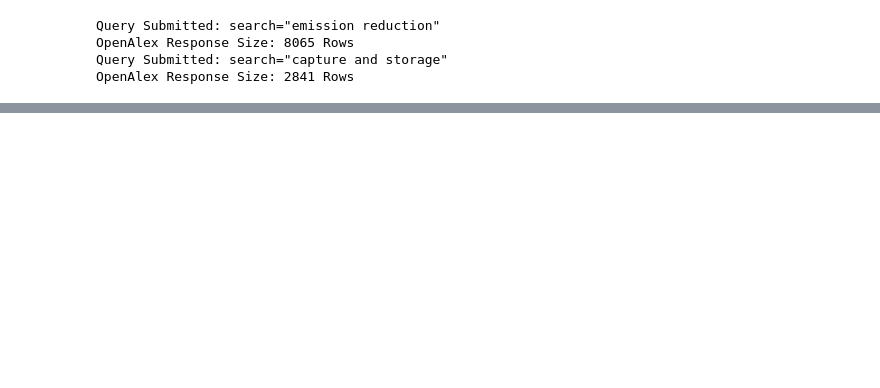
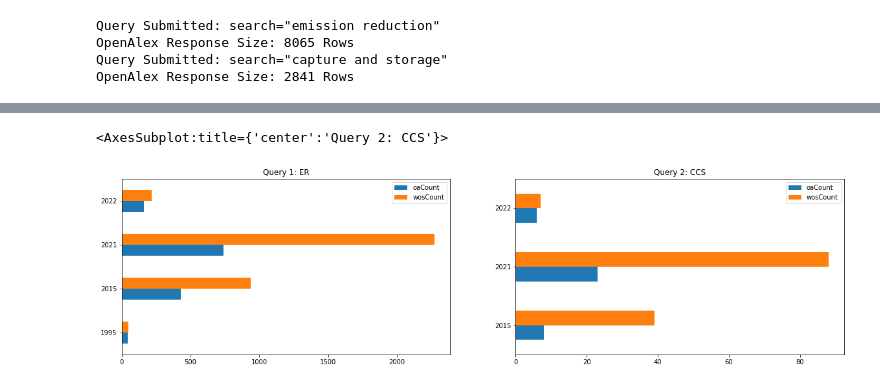
Before and after one commit to jerlanger/mcc, a Jupyter notebook: notebooks/openAlexEval.ipynb, the cells around one changed output, grey strips where cells are left out. Drawn from its saved outputs; the diff is of its cells as text; code cells hidden in the pictures; blank space fills up the shorter version.

```diff
--- a/notebooks/openAlexEval.ipynb
+++ b/notebooks/openAlexEval.ipynb
@@ -76,12 +67,13 @@ OpenAlex Response Size: 8065 Rows
 Query Submitted: search="capture and storage"
 OpenAlex Response Size: 2841 Rows
 # %%
-# Regex Filtering for Complex Query #
+# Regex Filtering for Complex Query 2 #
 
-# Todo: return to later and fix it so it evaluates all possible columns
-# mask = df_q2[["lcase_ttl","display_name"]].apply(lambda x: x.str.match(r"[cC](02|arbon)") & x.str.match(r"[uU](tili.ation|sage)"))
+df_q2 = df_q2.loc[(df_q2["compressed_index"].str.join(' ').str.match(r"^(?=.*[cC](02|arbon))(?=.*[uU](tili.ation|sage)).*$")) |
+                  (df_q2["lcase_ttl"].str.match(r"^(?=.*[cC](02|arbon))(?=.*[uU](tili.ation|sage)).*$")) |
+                  (df_q2["display_name"].str.match(r"^(?=.*[cC](02|arbon))(?=.*[uU](tili.ation|sage)).*$"))]
 
-df_q2_fltr = df_q2[df_q2["lcase_ttl"].str.match(r"^(?=.*[cC](02|arbon))(?=.*[uU](tili.ation|sage)).*$")]
+df_q2_ttl = df_q2.loc[df_q2["lcase_ttl"].str.match(r"^(?=.*[cC](02|arbon))(?=.*[uU](tili.ation|sage)).*$")]
 # %%
 # Import Control Groups #
 
@@ -90,11 +82,13 @@ def fix_controls(df):
     df["pubyear"] = df["pubyear"].fillna(0).astype(int)
     df["doi"] = df["doi"].astype(str)
 
+    df = df.drop_duplicates().reset_index(drop=True)
+
     return df, df[df["query_appears_in_title"]]
 
 df_ctrl1 = pd.read_csv("../engineEval/wos_dataset/wos_emission_query.csv")
 df_ctrl2 = pd.read_csv("../engineEval/wos_dataset/wos_ccs_query.csv")
 
-df_ctrl1, df_ctrl1_fltr = fix_controls(df_ctrl1)
-df_ctrl2, df_ctrl2_fltr = fix_controls(df_ctrl2)
+df_ctrl1, df_ctrl1_ttl = fix_controls(df_ctrl1)
+df_ctrl2, df_ctrl2_ttl = fix_controls(df_ctrl2)
 # %%
@@ -127,0 +130,15 @@ Simple doi match: 3 matches (75% coverage)
+# %%
+### Comparisons ###
+
+# Year #
+
+fig, axes = plt.subplots(nrows=1, ncols=2, figsize=(20,5))
+
+pd.concat([df_q1.loc[df_q1["publication_year"].isin([1995,2015,2021,2022])].groupby("publication_year").size(),
+           df_ctrl1.loc[df_ctrl1["pubyear"].isin([1995,2015,2021,2022])].groupby("pubyear").size()], keys=["oaCount","wosCount"], axis=1).plot.barh(title="Query 1: ER", ax=axes[0])
+
+pd.concat([df_q2.loc[df_q2["publication_year"].isin([1995,2015,2021,2022])].groupby("publication_year").size(),
+           df_ctrl2.loc[df_ctrl2["pubyear"].isin([1995,2015,2021,2022])].groupby("pubyear").size()], keys=["oaCount","wosCount"], axis=1).plot.barh(title="Query 2: CCS", ax=axes[1])
+# %% [output]
+<AxesSubplot:title={'center':'Query 2: CCS'}>
+[figure, added]
```
Also changed, not shown: parts of 6 cells of this notebook.
